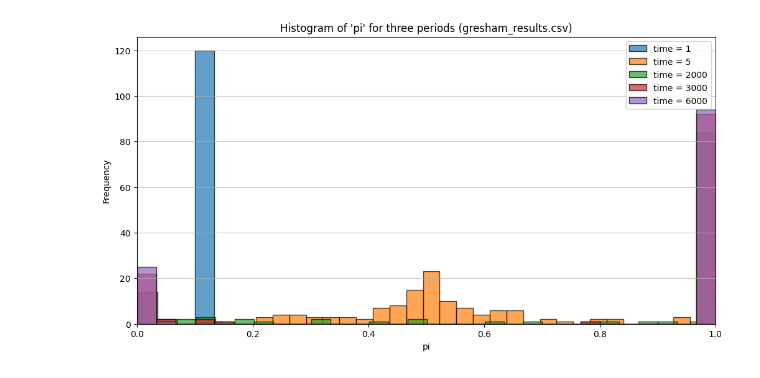
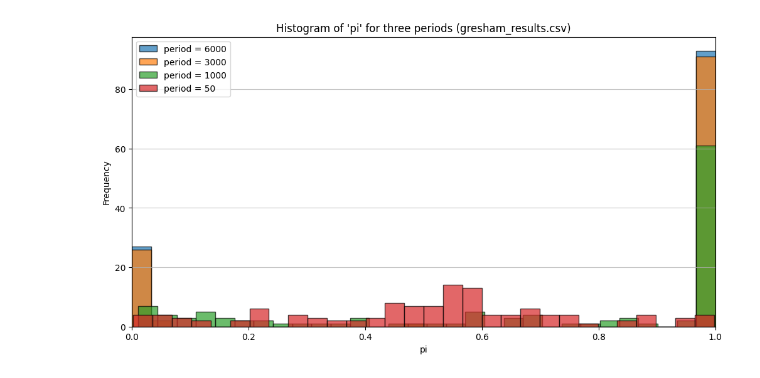
Before and after one commit to GuramL/ehsw, a Jupyter notebook: code_gresham.ipynb, the cells around one changed output. Saved outputs shown, nothing was run; the diff lists cells and outputs as text; code cells hidden in the pictures.

Commit message:
gresham plots

```diff
--- a/code_gresham.ipynb
+++ b/code_gresham.ipynb
@@ -1,35 +1,35 @@
 # %%
 # Load the new CSV file
 import pandas as pd
 import matplotlib.pyplot as plt
 
 # Load gresham_results.csv
 
 gresham_df = pd.read_csv("gresham_results.csv")
-periods_gresham = [1, 5, 2000, 3000, 6000]
+periods_gresham = [6000, 3000, 1000, 50]
 # Check required columns
-required_columns = {"sim", "time", "Price", "Pi", "Beta0", "Beta1"}
+required_columns = {"simulation", "period", "price", "pi", "beta0", "beta1"}
 missing_columns = required_columns - set(gresham_df.columns)
 if missing_columns:
     raise ValueError(f"Missing columns in gresham_results.csv: {missing_columns}")
 
 # Filter the dataframe for the specified periods
-gresham_data_by_period = {period: gresham_df[gresham_df["time"] == period]["Pi"] for period in periods_gresham}
+gresham_data_by_period = {period: gresham_df[gresham_df["period"] == period]["pi"] for period in periods_gresham}
 
 # Plot histograms for "pi" for the specified periods on the same plot
 plt.figure(figsize=(12, 6))
 for period, data in gresham_data_by_period.items():
-    plt.hist(data, bins=30, alpha=0.7, label=f"time = {period}", edgecolor="black")
+    plt.hist(data, bins=30, alpha=0.7, label=f"period = {period}", edgecolor="black")
 
 plt.title("Histogram of 'pi' for three periods (gresham_results.csv)")
 plt.xlabel("pi")
 plt.ylabel("Frequency")
 plt.legend()
 plt.grid(axis="y", alpha=0.75)
 plt.xlim(0, 1)
 plt.show()
 # %% [output]
-[figure, old version]
+[figure, new version]
 # %%
 # Save the histogram as an image file
 plt.figure(figsize=(12, 6))
```
Also changed, not shown: 1 other file.
